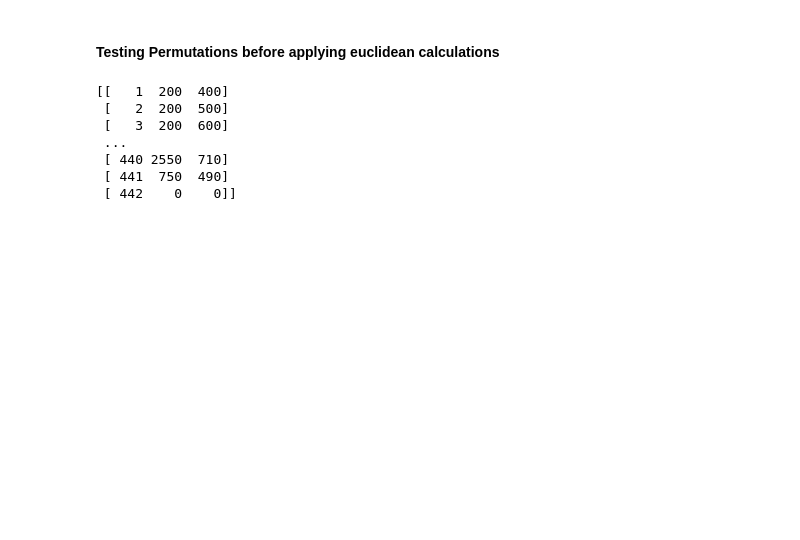
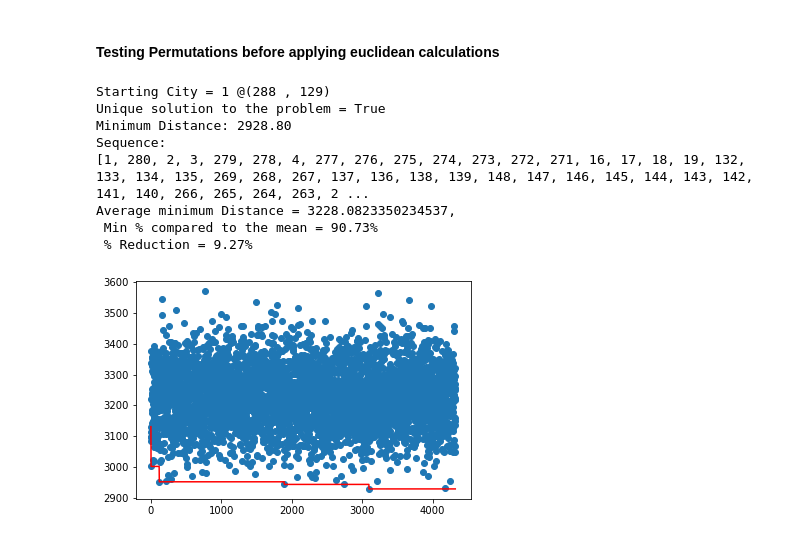
Before and after one commit to ithakis/Stochastic-Simulation-Assignment-3, a Jupyter notebook: Alexander.ipynb, the cells around one changed output. Cells and saved outputs as stored; diff of their text form; code cells hidden in the pictures; blank space fills up the shorter version.

Commit message:
plotting the 3 maps and AI-optimized-sequence initialization

```diff
--- a/Alexander.ipynb
+++ b/Alexander.ipynb
@@ -175,20 +178,2 @@ Order which the TSP will visit the cities:
 # %% [markdown]
 #### Testing Permutations before applying euclidean calculations
-# %%
-pc = -1* np.ones((PCB442.shape[0], 3), dtype=int)
-for i in range(PCB442.shape[0]):
-    pc[i, 0] = i + 1
-    pc[i, 1] = PCB442[i, 0]
-    pc[i, 2] = PCB442[i, 1]
-
-ITERATIONS = 100
-for i in range(ITERATIONS):
-    tArray = PCB442.
-# %% [output]
-[[   1  200  400]
- [   2  200  500]
- [   3  200  600]
- ...
- [ 440 2550  710]
- [ 441  750  490]
- [ 442    0    0]]
@@ -194,0 +241,20 @@ for i in range(ITERATIONS):
+# %%
+"""Testing the Function"""
+distances, mD, bestSequence = initSequence(A280, startingCity=1, exTime=10)
+print(f"Average minimum Distance = {np.mean(distances)},  "
+      f"\n Min % compared to the mean = {mD[-1]/np.mean(distances)*100:.2f}%"
+      f"\n % Reduction = {100- mD[-1]/np.mean(distances)*100:.2f}%")
+plt.scatter([_ for _ in range(len(distances))], distances)
+plt.plot(mD, "r")
+plt.show()
+# plt.hist(distances, bins=40)
+# %% [output]
+Starting City = 1 @(288 , 129)
+Unique solution to the problem = True
+Minimum Distance: 2928.80
+Sequence:
+[1, 280, 2, 3, 279, 278, 4, 277, 276, 275, 274, 273, 272, 271, 16, 17, 18, 19, 132, 133, 134, 135, 269, 268, 267, 137, 136, 138, 139, 148, 147, 146, 145, 144, 143, 142, 141, 140, 266, 265, 264, 263, 2 ...
+Average minimum Distance = 3228.0823350234537,
+ Min % compared to the mean = 90.73%
+ % Reduction = 9.27%
+[figure, added]
```
Also changed, not shown: parts of 6 cells of this notebook, 1 other file.
